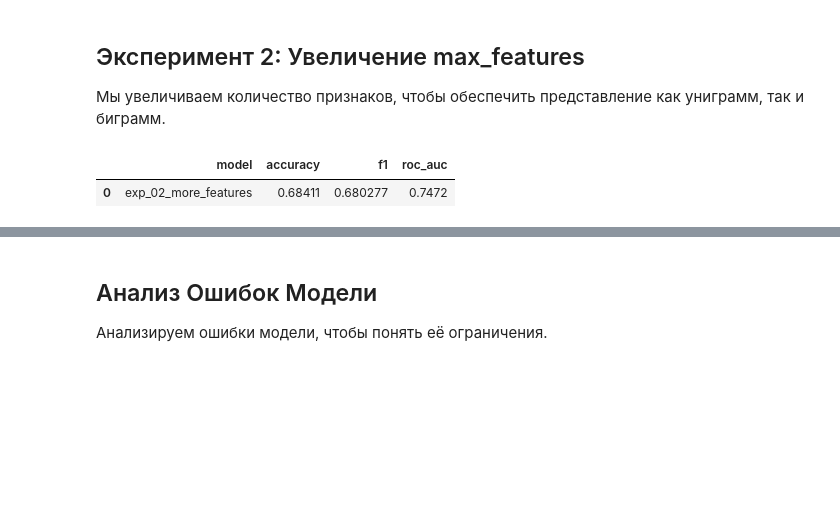
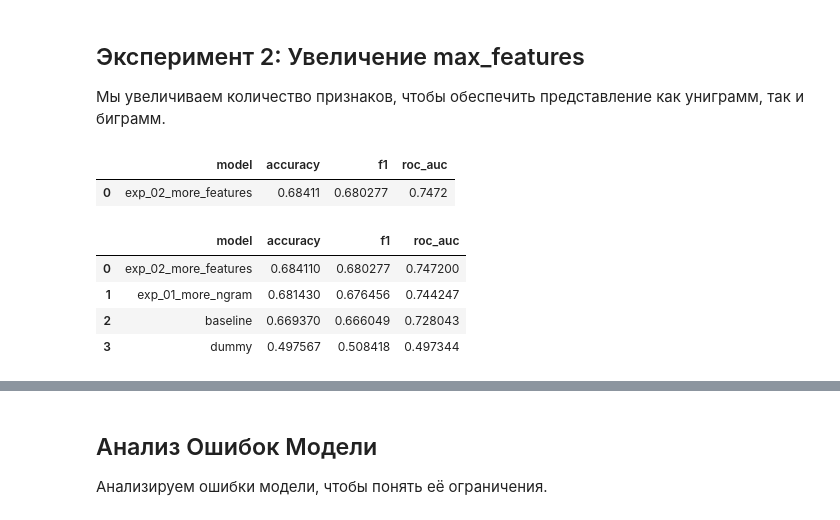
Before and after one commit to NorteTryeno/reddit-sarcasm-nlp-project, a Jupyter notebook: Sarcasm.ipynb, the cells around one changed output, grey strips where cells are left out. Saved outputs shown, nothing was run; the diff lists cells and outputs as text; code cells hidden in the pictures; blank space fills up the shorter version.

```diff
--- a/Sarcasm.ipynb
+++ b/Sarcasm.ipynb
@@ -269,2 +247,0 @@ y_pred = model.predict(X_val_tfidf)
-# %%
-y_proba = model.predict_proba(X_val_tfidf)[:, 1]
@@ -316,0 +284,16 @@ def evaluate_model(name, vectorizer_params, model_params=None):
+# %%
+experiment_baseline_params={
+    'name': 'baseline',
+    'vectorizer_params': {
+        'max_features': 10000,
+    },
+    'model_params': {
+        'max_iter': 1000,
+    },
+}
+
+experiment_baseline, experiment_baseline_model = evaluate_model(**experiment_baseline_params)
+
+experiment_results.append(experiment_baseline)
+
+pd.DataFrame([experiment_baseline])
@@ -332,6 +318,8 @@ experiment_01_params = {
     }
 experiment_01, experiment_01_model = evaluate_model(**experiment_01_params)
 
+experiment_results.append(experiment_01)
+
 pd.DataFrame([experiment_01])
 # %% [output]
 |  | model | accuracy | f1 | roc_auc |
@@ -354,7 +348,25 @@ experiment_02_params = {
     }
 experiment_02, experiment_02_model = evaluate_model(**experiment_02_params)
 
+experiment_results.append(experiment_02)
+
 pd.DataFrame([experiment_02])
 # %% [output]
 |  | model | accuracy | f1 | roc_auc |
 | 0 | exp_02_more_features | 0.68411 | 0.680277 | 0.7472 |
+# %%
+experiment_results_df = pd.DataFrame(experiment_results)
+
+experiment_results_df = (
+    experiment_results_df
+    .sort_values(by='f1', ascending=False)
+    .reset_index(drop=True)
+)
+
+experiment_results_df
+# %% [output]
+|  | model | accuracy | f1 | roc_auc |
+| 0 | exp_02_more_features | 0.684110 | 0.680277 | 0.747200 |
+| 1 | exp_01_more_ngram | 0.681430 | 0.676456 | 0.744247 |
+| 2 | baseline | 0.669370 | 0.666049 | 0.728043 |
+| 3 | dummy | 0.497567 | 0.508418 | 0.497344 |
```
Also changed, not shown: parts of 16 cells of this notebook.
